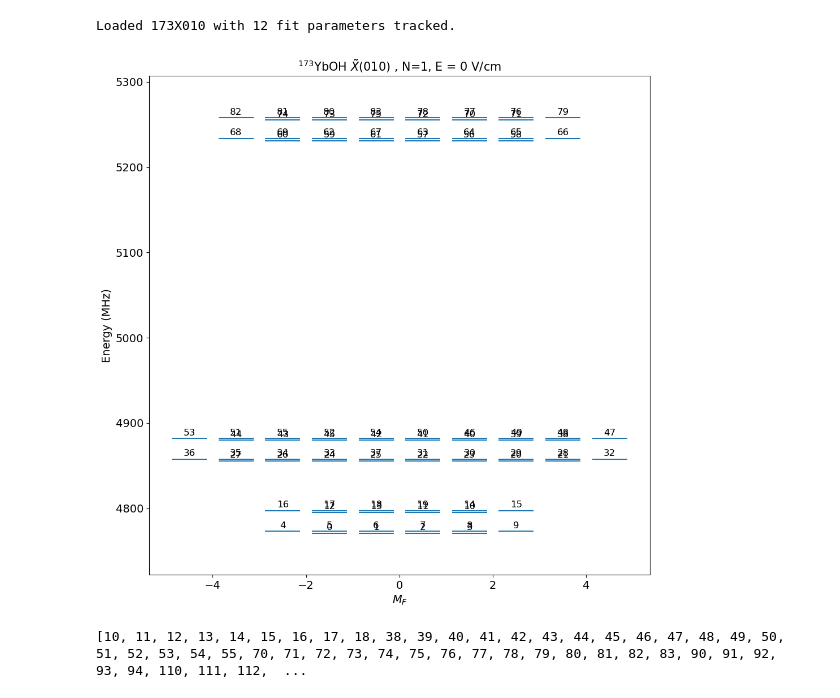
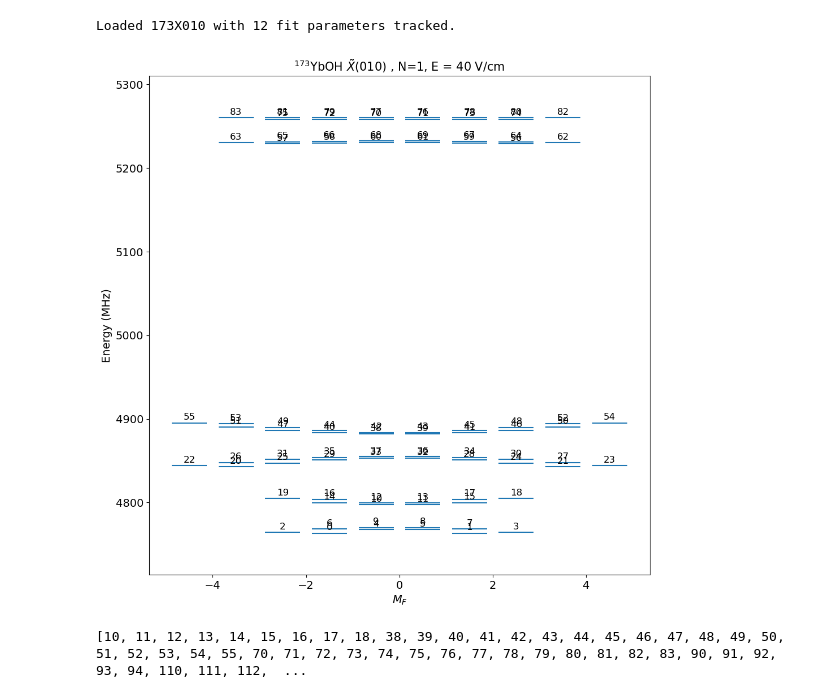
Before and after one commit to YuikiTakahashi/Molecule_spectrum_prediction, a Jupyter notebook: 173_prediction_Mar2026.ipynb, the cells around one changed output. Drawn from its saved outputs; the diff is of its cells as text; code cells hidden in the pictures.

```diff
--- a/173_prediction_Mar2026.ipynb
+++ b/173_prediction_Mar2026.ipynb
@@ -313,16 +313,16 @@ print(f"Loaded {X010_173.iso_state} with {len(FIT_PARAMETER_NAMES)} fit paramete
 # %% [output]
 Loaded 173X010 with 12 fit parameters tracked.
 # %%
-Efield = 0
+Efield = 40
 X010_173.display_PTV(Efield,1e-8,'all',step_B = 1e-4, step_E = 1e-2, idx = X010_173.select_q({'N':1,'G':3}),round=4,figsize=(10,10),off = 0, scale2 = 1.2, plot_state_index = True, plot_CPV = False, plot_only_one_CPV = None, fontsize_for_values = 12)
 plt.title(X010_173.state_str + ' , N=1, E = {} V/cm'.format(X010_173.E0),fontsize=15)
 #plt.yticks(np.linspace(4700,5300,301))
 #plt.ylim(10800,10900)
 plt.tight_layout()
 plt.show()
 #plt.savefig('MQM_science_state_level_diagram_20230313_173_all_shifts_' + str(Efield) + 'Vcm.pdf')
 # %% [output]
-[figure, old version]
+[figure, new version]
 # %%
 def set_state_parameters(state, updates=None):
     if updates is None:
```
Also changed, not shown: parts of 26 cells of this notebook, 18 other files.
